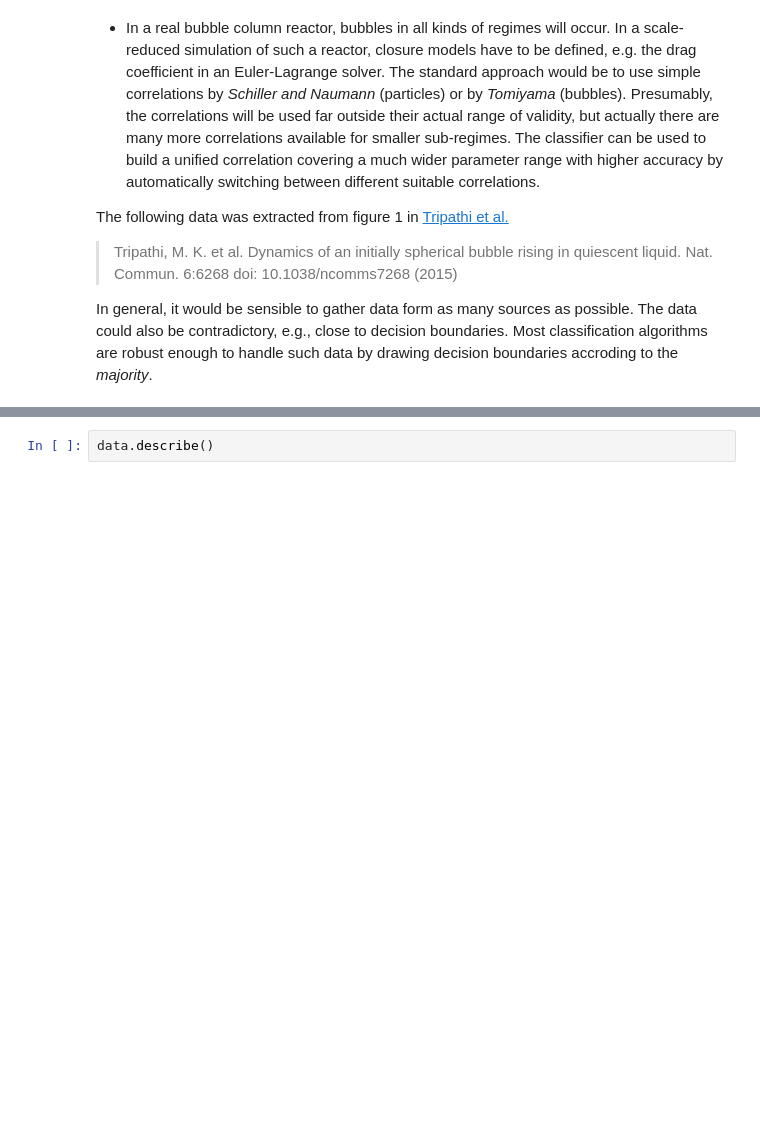
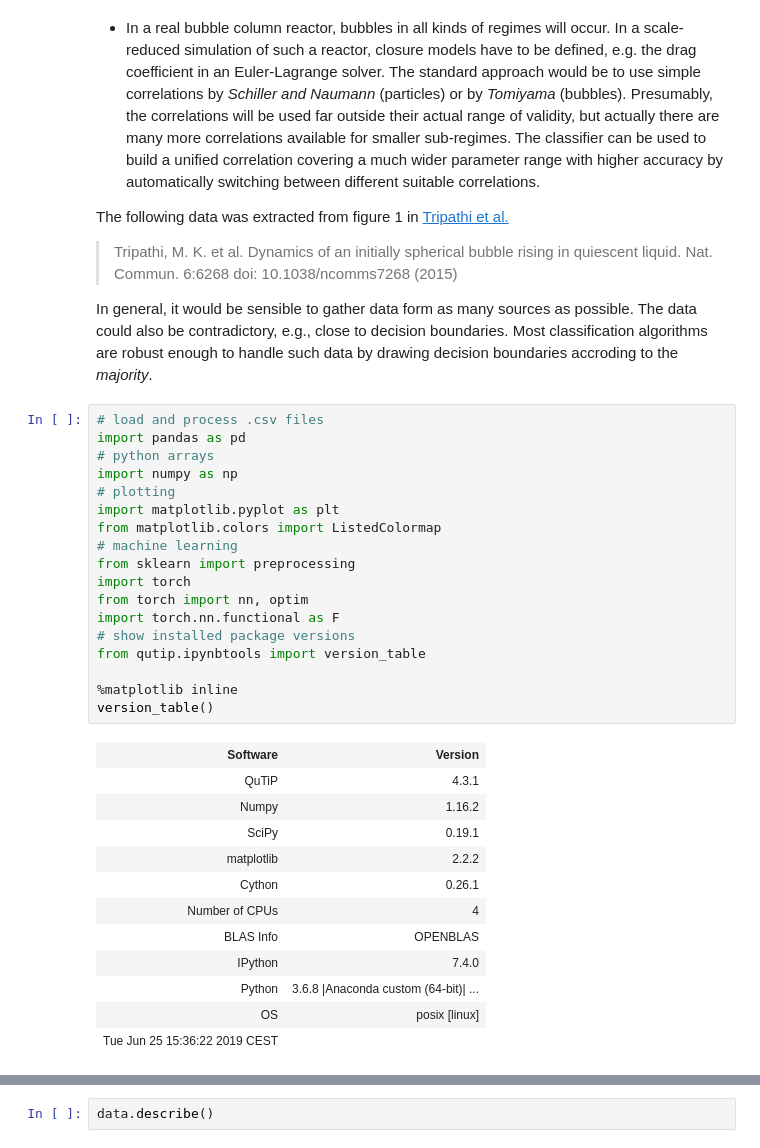
Before and after one commit to AndreWeiner/machine-learning-applied-to-cfd, a Jupyter notebook: notebooks/path_regime_classification.ipynb, the cells around one changed output, grey strips where cells are left out. Drawn from its saved outputs; the diff is of its cells as text; blank space fills up the shorter version.

```diff
--- a/notebooks/path_regime_classification.ipynb
+++ b/notebooks/path_regime_classification.ipynb
@@ -28,4 +28,35 @@ The following data was extracted from figure 1 in [Tripathi et al.](https://www.
 > Tripathi, M. K. et al. Dynamics of an initially spherical bubble rising in quiescent liquid. Nat. Commun. 6:6268 doi: 10.1038/ncomms7268 (2015)
 
 In general, it would be sensible to gather data form as many sources as possible. The data could also be contradictory, e.g., close to decision boundaries. Most classification algorithms are robust enough to handle such data by drawing decision boundaries accroding to the *majority*.
+# %%
+# load and process .csv files
+import pandas as pd
+# python arrays
+import numpy as np
+# plotting
+import matplotlib.pyplot as plt
+from matplotlib.colors import ListedColormap
+# machine learning
+from sklearn import preprocessing
+import torch
+from torch import nn, optim
+import torch.nn.functional as F
+# show installed package versions
+from qutip.ipynbtools import version_table
+
+%matplotlib inline
+version_table()
+# %% [output]
+| Software | Version |
+| QuTiP | 4.3.1 |
+| Numpy | 1.16.2 |
+| SciPy | 0.19.1 |
+| matplotlib | 2.2.2 |
+| Cython | 0.26.1 |
+| Number of CPUs | 4 |
+| BLAS Info | OPENBLAS |
+| IPython | 7.4.0 |
+| Python | 3.6.8 |Anaconda custom (64-bit)| ... |
+| OS | posix [linux] |
+| Tue Jun 25 15:36:22 2019 CEST |  |
 # %%
```
Also changed, not shown: parts of 21 cells of this notebook.
